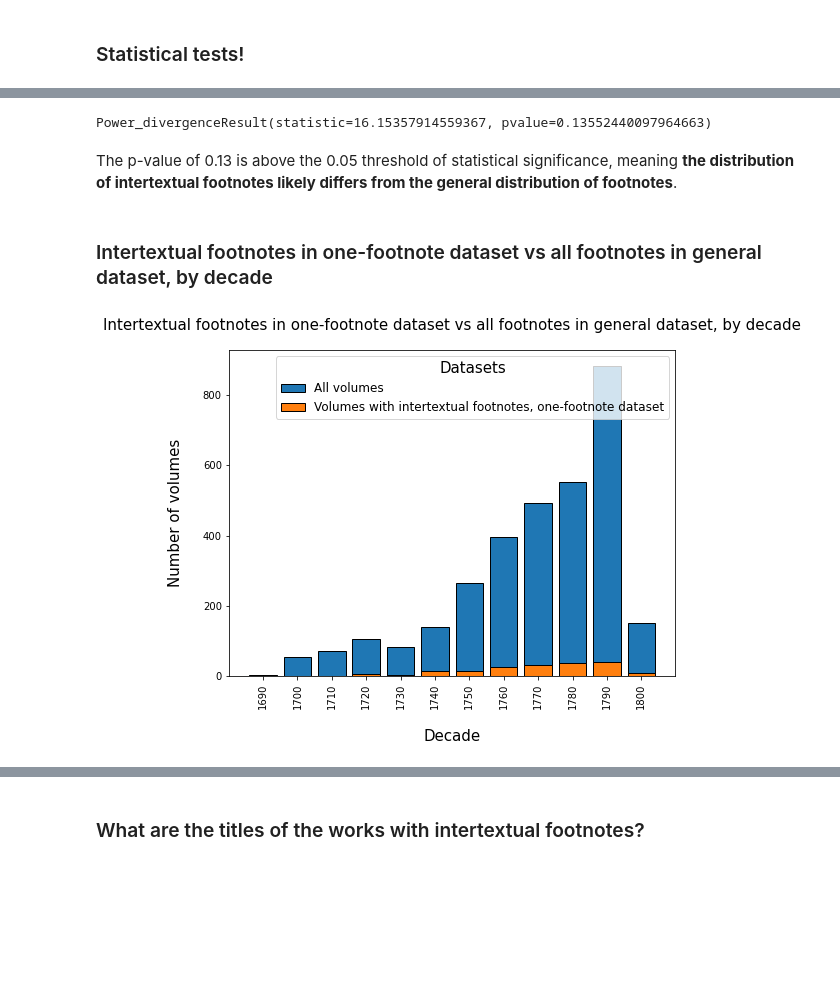
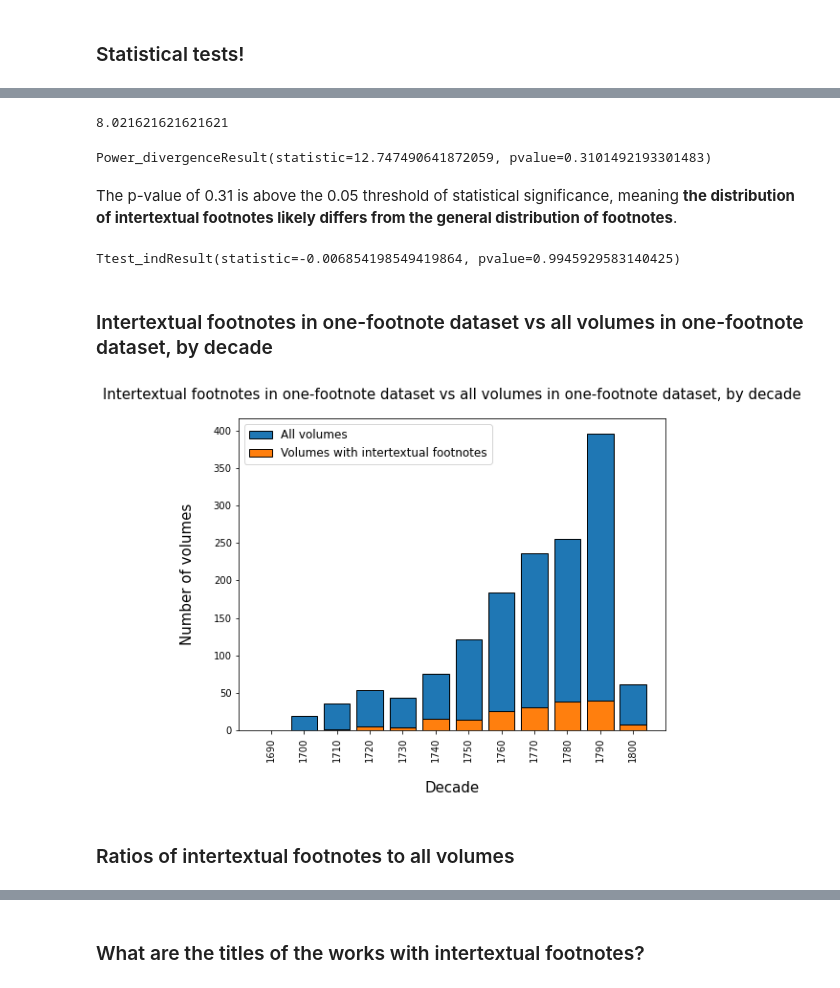
Before and after one commit to sceckert/early-novel-footnotes, a Jupyter notebook: Footnotes-article-visualizations.ipynb, the cells around one changed output, grey strips where cells are left out. Saved outputs shown, nothing was run; the diff lists cells and outputs as text; code cells hidden in the pictures; blank space fills up the shorter version.

```diff
--- a/Footnotes-article-visualizations.ipynb
+++ b/Footnotes-article-visualizations.ipynb
@@ -1298,12 +1532,13 @@ plt.legend(["Volumes with tag 'IT'"])
 # %% [markdown]
 ### Statistical tests!
 # %%
-# Create a dataframe of all footnotes w/o intertextual footnotes
-not_intertextual_footnotes_df = one_footnote_tagged_MR_df[one_footnote_tagged_MR_df['tag'] != 'IT']
-not_intertextual_footnotes_by_decade = not_intertextual_footnotes_df.groupby('decade')[['tag']].count().reset_index()
+# Create a dataframe of all volumes (including those misclassified in one-footnote-dataset)
+all_footnotes_by_decade = one_footnote_tagged_new_df.groupby('decade')[['tag']].count().reset_index()
+#not_intertextual_footnotes_df = one_footnote_tagged_MR_df[one_footnote_tagged_MR_df['tag'] != 'IT']
+#not_intertextual_footnotes_by_decade = not_intertextual_footnotes_df.groupby('decade')[['tag']].count().reset_index()
 intertextual_footnotes_by_decade = intertextual_footnotes_df.groupby('decade')[['tag']].count().reset_index()
 # Merge the two dataframes
-merged_IT = pd.merge_ordered(not_intertextual_footnotes_by_decade,intertextual_footnotes_by_decade, on='decade').fillna(0)
+merged_IT = pd.merge_ordered(all_footnotes_by_decade,intertextual_footnotes_by_decade, on='decade').fillna(0)
 # %%
 merged_IT['ratio'] = merged_IT['tag_y'] / merged_IT['tag_x']
 merged_IT
@@ -1324,12 +1559,21 @@ merged_IT
+# %%
+# Figure out what proportion of the larger population our subset is
+merged_IT['tag_x'].sum() / merged_IT['tag_y'].sum()
+# %% [output]
+8.021621621621621
 # %%
 # Let's run a chi2 goodness of fit test
-stats.chisquare(f_obs=merged_IT['tag_y'], f_exp=merged_IT['tag_x']/17)
+stats.chisquare(f_obs=merged_IT['tag_y'], f_exp=merged_IT['tag_x']/8)
 # %% [output]
-Power_divergenceResult(statistic=16.15357914559367, pvalue=0.13552440097964663)
+Power_divergenceResult(statistic=12.747490641872059, pvalue=0.3101492193301483)
 # %% [markdown]
-The p-value of 0.13 is  above the 0.05 threshold of statistical significance, meaning **the distribution of intertextual footnotes likely differs from the general distribution of footnotes**.
+The p-value of 0.31 is  above the 0.05 threshold of statistical significance, meaning **the distribution of intertextual footnotes likely differs from the general distribution of footnotes**.
+# %%
+stats.ttest_ind(merged_IT['tag_y'],merged_IT['tag_x'])
+# %% [output]
+Ttest_indResult(statistic=-0.006854198549419864, pvalue=0.9945929583140425)
 # %% [markdown]
-### Intertextual footnotes in one-footnote dataset vs all footnotes in general dataset, by decade
+### Intertextual footnotes in one-footnote dataset vs all volumes in one-footnote dataset, by decade
 # %%
 fig, ax = plt.subplots(1,1, figsize = (8,6))
 
@@ -1341,34 +1585,36 @@ rect2 = ax.bar(x,
               merged_IT["tag_x"],
               label = "All volumes",
               edgecolor = "black")
 
 rect2 = ax.bar(x,
               merged_IT["tag_y"],
-              label = "Volumes with intertextual footnotes, one-footnote dataset",
+              label = "Volumes with intertextual footnotes",
               edgecolor = "black")
 
 #add the labels to the axis
 ax.set_ylabel("Number of volumes",
              fontsize = 15,
              labelpad = 20)
 ax.set_xlabel("Decade",
              fontsize = 15,
              labelpad =20)
-ax.set_title("Intertextual footnotes in one-footnote dataset vs all footnotes in general dataset, by decade",
+ax.set_title("Intertextual footnotes in one-footnote dataset vs all volumes in one-footnote dataset, by decade",
             fontsize = 15,
             pad = 20)
 #set the ticks
 ax.set_xticks(x)
 ax.set_xticklabels(label)#add the legend
 #using the labels of the bars
-ax.legend(title = "Datasets",
+ax.legend(#title = "Legend",
          fontsize = 12,
          title_fontsize = 15)#adjust the tick paramaters
 ax.tick_params(axis = "x",
               which = "both",
               labelrotation = 90)
 ax.tick_params(axis = "y",
               which = "both",
               labelsize = 10)
 # %% [output]
-[figure, old version]
+[figure, new version]
+# %% [markdown]
+### Ratios of intertextual footnotes to all volumes
```
Also changed, not shown: parts of 74 cells of this notebook, 1 other file.
